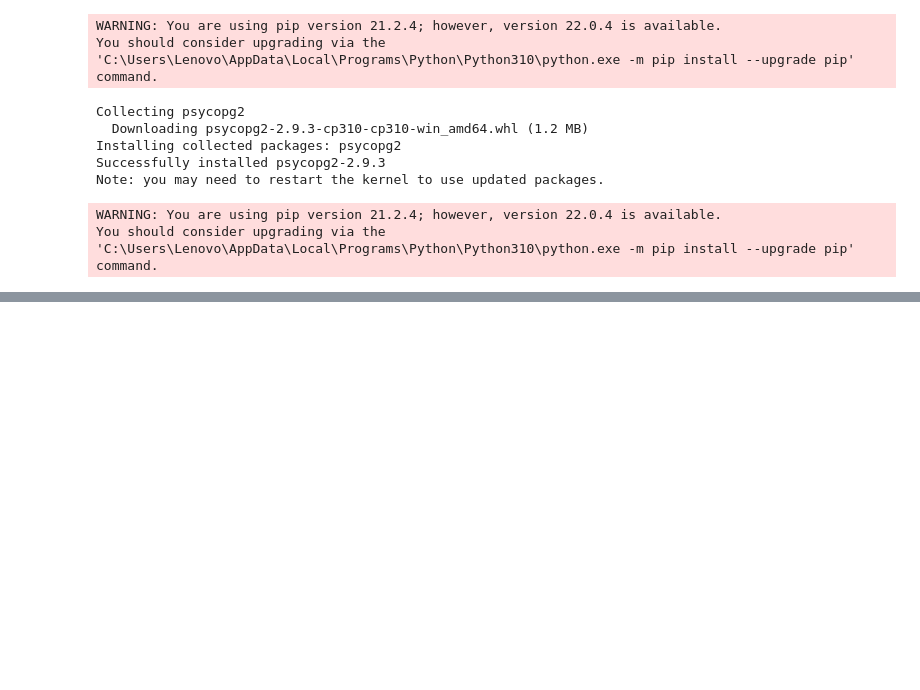
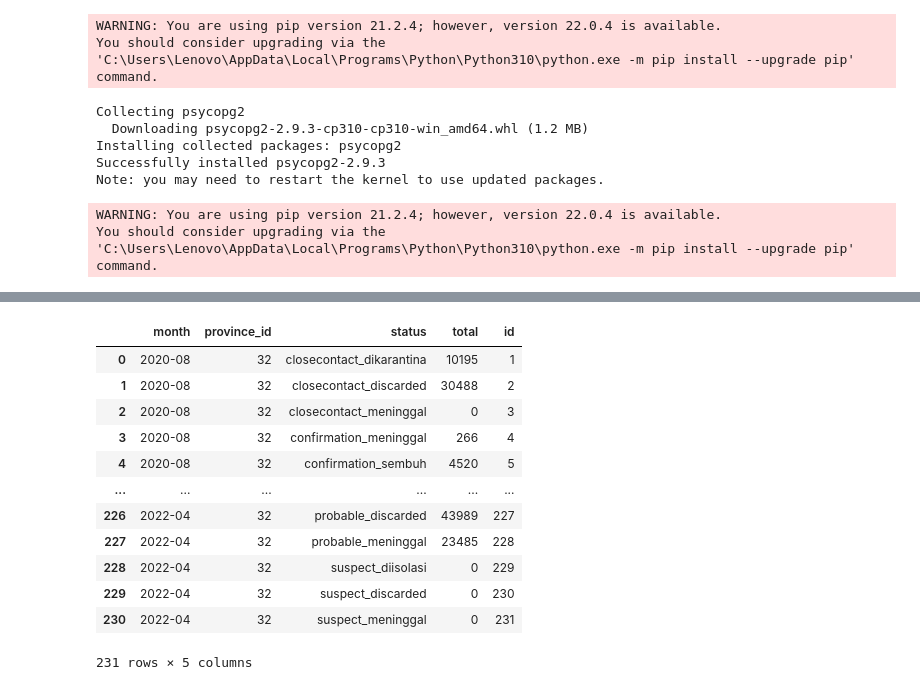
Before and after one commit to MuhammadBramansyah/Project_3, a Jupyter notebook: test.ipynb, the cells around one changed output, grey strips where cells are left out. Cells and saved outputs as stored; diff of their text form; code cells hidden in the pictures; blank space fills up the shorter version.

```diff
--- a/test.ipynb
+++ b/test.ipynb
@@ -248,0 +354,39 @@ df
+# %%
+## insert fact province month
+with open(path_data + f'{data_source}') as data2:
+    data3 = json.load(data2)
+
+data_results = []
+for i in data3['data']['content']:
+    data_results.append(i)
+
+data = pd.DataFrame(data_results)
+data.columns = data.columns.str.strip().str.lower()
+
+column_start = ["tanggal", "kode_prov", "suspect_diisolasi", "suspect_discarded", "closecontact_dikarantina", "closecontact_discarded", "probable_diisolasi", "probable_discarded", "confirmation_sembuh", "confirmation_meninggal", "suspect_meninggal", "closecontact_meninggal", "probable_meninggal"]
+column_result = ['month', 'province_id', 'status', 'total']
+
+data = data[column_start]
+data['tanggal'] = data['tanggal'].apply(lambda x: x[:7])
+data = data.melt(id_vars = ['tanggal', 'kode_prov'], var_name = 'status', value_name='total').sort_values(['tanggal','kode_prov','status'])
+data = data.groupby(by = ['tanggal', 'kode_prov','status']).sum()
+data = data.reset_index()
+
+data.columns = column_end
+data['id'] = np.arange(1,data.shape[0]+1)
+
+data
+# %% [output]
+|  | month | province_id | status | total | id |
+| 0 | 2020-08 | 32 | closecontact_dikarantina | 10195 | 1 |
+| 1 | 2020-08 | 32 | closecontact_discarded | 30488 | 2 |
+| 2 | 2020-08 | 32 | closecontact_meninggal | 0 | 3 |
+| 3 | 2020-08 | 32 | confirmation_meninggal | 266 | 4 |
+| 4 | 2020-08 | 32 | confirmation_sembuh | 4520 | 5 |
+| ... | ... | ... | ... | ... | ... |
+| 226 | 2022-04 | 32 | probable_discarded | 43989 | 227 |
+| 227 | 2022-04 | 32 | probable_meninggal | 23485 | 228 |
+| 228 | 2022-04 | 32 | suspect_diisolasi | 0 | 229 |
+| 229 | 2022-04 | 32 | suspect_discarded | 0 | 230 |
+| 230 | 2022-04 | 32 | suspect_meninggal | 0 | 231 |
+231 rows × 5 columns
```
Also changed, not shown: parts of 9 cells of this notebook, 3 other files.
